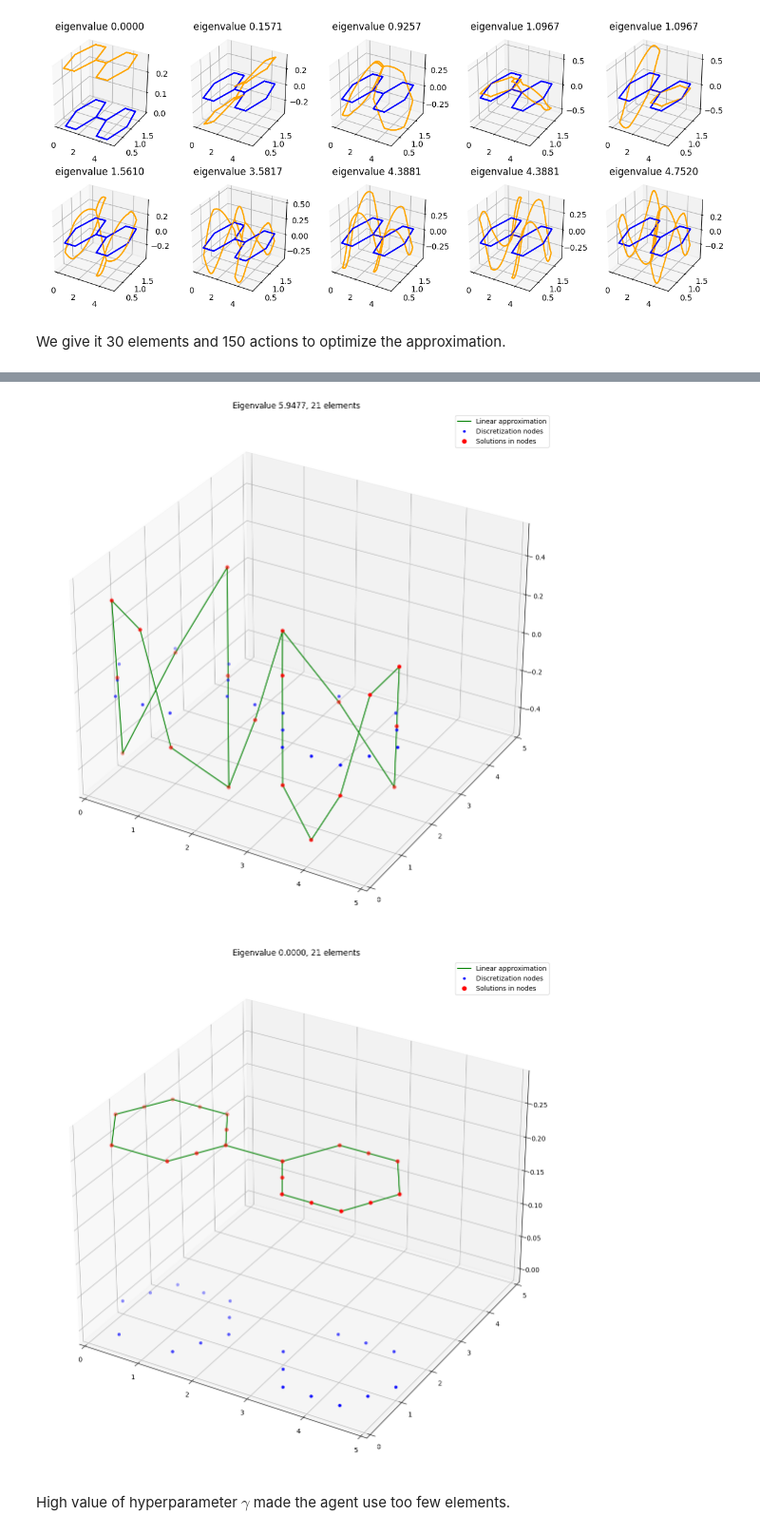
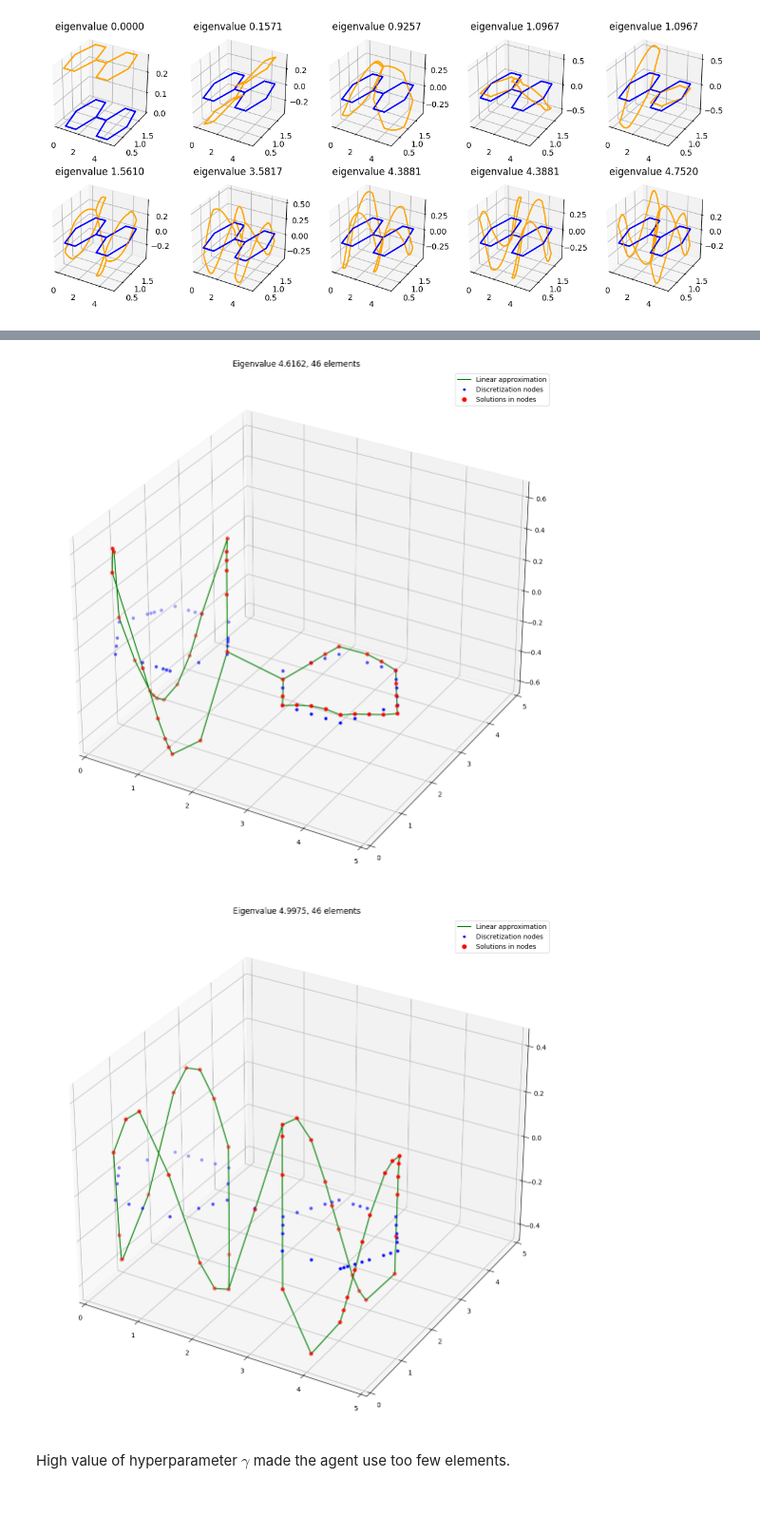
Before and after one commit to MislavGT/diplomski, a Jupyter notebook: graph.ipynb, the cells around one changed output, grey strips where cells are left out. Shown at 95% size. Cells and saved outputs as stored; diff of their text form; code cells hidden in the pictures; blank space fills up the shorter version.

```diff
--- a/graph.ipynb
+++ b/graph.ipynb
@@ -152,7 +152,7 @@ def crtaj_eig(T):
 
     ax.scatter(T.coord[:, 0][:T.vcnt],
                T.coord[:, 1][:T.vcnt],
-               T.u, s=25, c='red')
+               T.u[:T.vcnt], s=25, c='red')
     plt.title(f'Eigenvalue {np.real(T.svoj[T.eig]):.4f}, {T.ecnt} elements')
     for i in range(T.ecnt):
         t = T.E[:, [i]].indices
@@ -223,12 +231,10 @@ env = EigEnv(E, featE)
 # model.save('params/a2c')
 
 model = A2C.load('params/a2c')
-# %% [markdown]
-We give it 30 elements and 150 actions to optimize the approximation.
 # %%
 for _ in range(10):
     obs = env.reset()[0]
-    for i in range(150):
+    for i in range(250):
         action, _state = model.predict(obs, deterministic=True)
         obs, reward, done, trunc, info = env.step(action)
         if done:
@@ -246,5 +252,5 @@ for _ in range(10):
-[figure, old version]
+[figure, new version]
-[figure, old version]
+[figure, new version]
 # %% [markdown]
 High value of hyperparameter $\gamma$ made the agent use too few elements.
 # %% [markdown]
```
Also changed, not shown: parts of 6 cells of this notebook, 2 other files.
